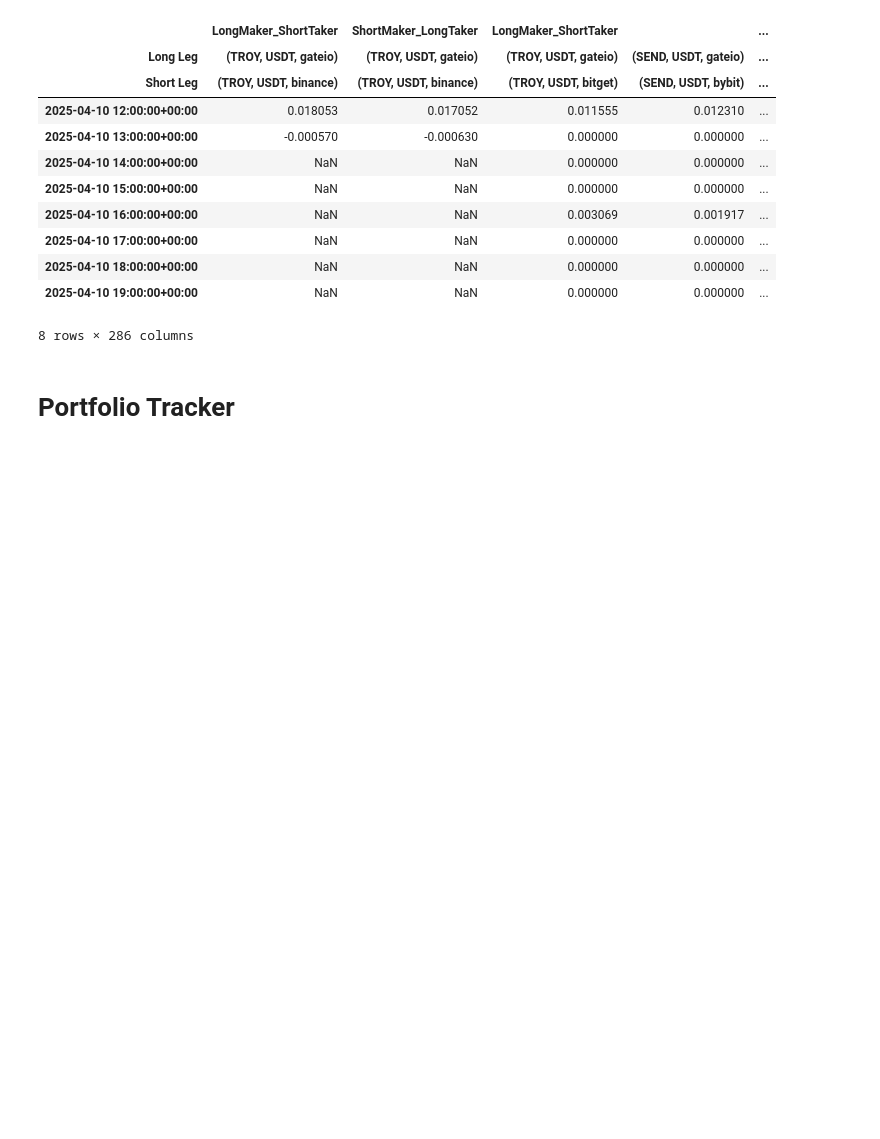
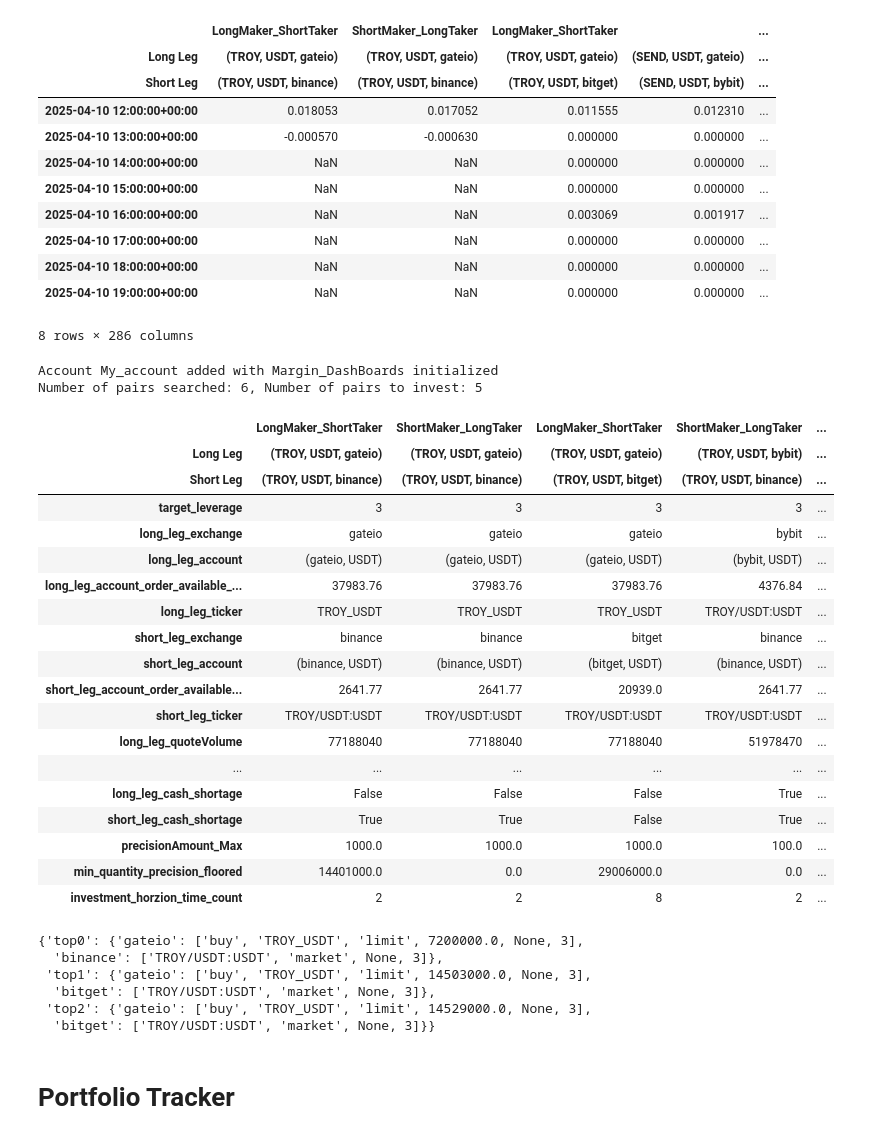
Before and after one commit to bokyoung96/Alphawave, a Jupyter notebook: ccxt_arb_SK_V5.ipynb, the cells around one changed output. Drawn from its saved outputs; the diff is of its cells as text; code cells hidden in the pictures; blank space fills up the shorter version.

Commit message:
trade info
trade info

```diff
--- a/ccxt_arb_SK_V5.ipynb
+++ b/ccxt_arb_SK_V5.ipynb
@@ -1256,6 +1256,41 @@ Analysis completed successfully, FundingRate_OptimalDecision initialized
 | 2025-04-10 18:00:00+00:00 | NaN | NaN | 0.000000 | 0.000000 | ... |
 | 2025-04-10 19:00:00+00:00 | NaN | NaN | 0.000000 | 0.000000 | ... |
 8 rows × 286 columns
+# %%
+#OrderManager 클래스
+order_manager = OrderManager(fetcher, analyzer, target_leverage=3, initial_number_of_pairs=5)
+order_manager.add_account("My_account", exchange_configs_mine)  # exchange_configs_mine은 기존 코드에서 정의된 딕셔너리
+order_manager.set_Order_Details(account_id="My_account")
+display(order_manager.Order_Details["My_account"],
+        order_manager.Trade_Info["My_account"])
+# %% [output]
+Account My_account added with Margin_DashBoards initialized
+Number of pairs searched: 6, Number of pairs to invest: 5
+|  | LongMaker_ShortTaker | ShortMaker_LongTaker | LongMaker_ShortTaker | ShortMaker_LongTaker | ... |
+| Long Leg | (TROY, USDT, gateio) | (TROY, USDT, gateio) | (TROY, USDT, gateio) | (TROY, USDT, bybit) | ... |
+| Short Leg | (TROY, USDT, binance) | (TROY, USDT, binance) | (TROY, USDT, bitget) | (TROY, USDT, binance) | ... |
+| target_leverage | 3 | 3 | 3 | 3 | ... |
+| long_leg_exchange | gateio | gateio | gateio | bybit | ... |
+| long_leg_account | (gateio, USDT) | (gateio, USDT) | (gateio, USDT) | (bybit, USDT) | ... |
+| long_leg_account_order_available_... | 37983.76 | 37983.76 | 37983.76 | 4376.84 | ... |
+| long_leg_ticker | TROY_USDT | TROY_USDT | TROY_USDT | TROY/USDT:USDT | ... |
+| short_leg_exchange | binance | binance | bitget | binance | ... |
+| short_leg_account | (binance, USDT) | (binance, USDT) | (bitget, USDT) | (binance, USDT) | ... |
+| short_leg_account_order_available... | 2641.77 | 2641.77 | 20939.0 | 2641.77 | ... |
+| short_leg_ticker | TROY/USDT:USDT | TROY/USDT:USDT | TROY/USDT:USDT | TROY/USDT:USDT | ... |
+| long_leg_quoteVolume | 77188040 | 77188040 | 77188040 | 51978470 | ... |
+| ... | ... | ... | ... | ... | ... |
+| long_leg_cash_shortage | False | False | False | True | ... |
+| short_leg_cash_shortage | True | True | False | True | ... |
+| precisionAmount_Max | 1000.0 | 1000.0 | 1000.0 | 100.0 | ... |
+| min_quantity_precision_floored | 14401000.0 | 0.0 | 29006000.0 | 0.0 | ... |
+| investment_horzion_time_count | 2 | 2 | 8 | 2 | ... |
+{'top0': {'gateio': ['buy', 'TROY_USDT', 'limit', 7200000.0, None, 3],
+  'binance': ['TROY/USDT:USDT', 'market', None, 3]},
+ 'top1': {'gateio': ['buy', 'TROY_USDT', 'limit', 14503000.0, None, 3],
+  'bitget': ['TROY/USDT:USDT', 'market', None, 3]},
+ 'top2': {'gateio': ['buy', 'TROY_USDT', 'limit', 14529000.0, None, 3],
+  'bitget': ['TROY/USDT:USDT', 'market', None, 3]}}
 # %% [markdown]
 # Portfolio Tracker
 # %%
```
